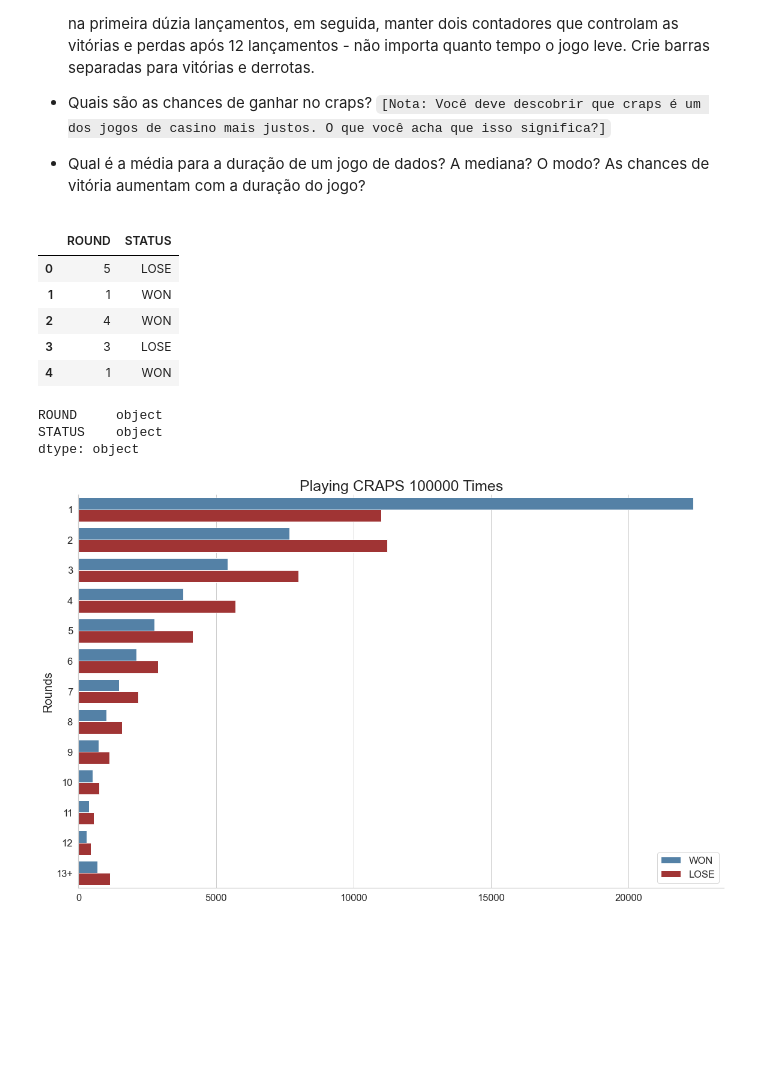
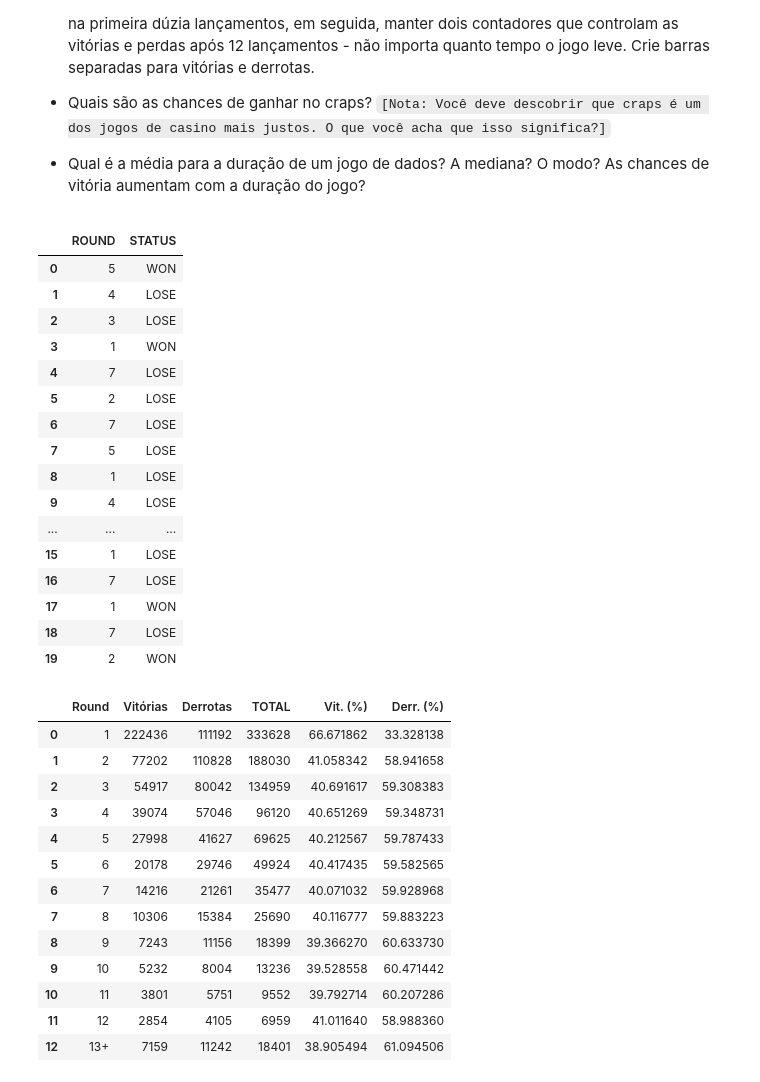
Before and after one commit to mpbruder/TT007-AnaliseDadosPython, a Jupyter notebook: exercicios/Aula3-jupyter/craps-game.ipynb, the cells around one changed output. Drawn from its saved outputs; the diff is of its cells as text; code cells hidden in the pictures; blank space fills up the shorter version.

```diff
--- a/exercicios/Aula3-jupyter/craps-game.ipynb
+++ b/exercicios/Aula3-jupyter/craps-game.ipynb
@@ -94,14 +94,25 @@ def craps():
 - Qual é a média para a duração de um jogo de dados? A mediana? O modo?
 As chances de vitória aumentam com a duração do jogo?
 # %%
-games = [craps() for i in range(100000)]
+games = [craps() for i in range(1000000)]
 # %%
-df = pd.DataFrame(games, columns=["ROUND", "STATUS"])
-df.head()
+g = pd.DataFrame(games, columns=["ROUND", "STATUS"])
+g.head(20)
 # %% [output]
 |  | ROUND | STATUS |
-| 0 | 5 | LOSE |
-| 1 | 1 | WON |
-| 2 | 4 | WON |
-| 3 | 3 | LOSE |
-| 4 | 1 | WON |
+| 0 | 5 | WON |
+| 1 | 4 | LOSE |
+| 2 | 3 | LOSE |
+| 3 | 1 | WON |
+| 4 | 7 | LOSE |
+| 5 | 2 | LOSE |
+| 6 | 7 | LOSE |
+| 7 | 5 | LOSE |
+| 8 | 1 | LOSE |
+| 9 | 4 | LOSE |
+| ... | ... | ... |
+| 15 | 1 | LOSE |
+| 16 | 7 | LOSE |
+| 17 | 1 | WON |
+| 18 | 7 | LOSE |
+| 19 | 2 | WON |
@@ -113,6 +118,0 @@ df = df.astype({"ROUND": str})
-# %%
-df.dtypes
-# %% [output]
-ROUND     object
-STATUS    object
-dtype: object
@@ -121,19 +118,0 @@ df['ROUND'] = df['ROUND'].replace(['13'], '13+')
-# %%
-title = f'Playing CRAPS {len(games)} Times'
-custom_palette = ["#4682B4", "#B22222"]
-
-sns.set_style("whitegrid")
-sns.set_palette(custom_palette)
-sns.set_context("notebook", font_scale=1.5)
-
-g = sns.catplot(y='ROUND', data=df, hue='STATUS', height=10, aspect=1.6, legend_out=False, margin_titles=True, kind='count')
-
-plt.title(title, fontsize=25)
-plt.ylabel('Rounds', fontsize=20)
-plt.xlabel("")
-plt.legend()
-
-
-plt.show()
-# %% [output]
-[figure, removed]
@@ -139,0 +139,20 @@ plt.show()
+# %%
+# Percentual de vitórias e derrotas por rodada
+df['Vit. (%)'] = (df['Vitórias'] / df['TOTAL']) * 100
+df['Derr. (%)'] = (df['Derrotas'] / df['TOTAL']) * 100
+df
+# %% [output]
+|  | Round | Vitórias | Derrotas | TOTAL | Vit. (%) | Derr. (%) |
+| 0 | 1 | 222436 | 111192 | 333628 | 66.671862 | 33.328138 |
+| 1 | 2 | 77202 | 110828 | 188030 | 41.058342 | 58.941658 |
+| 2 | 3 | 54917 | 80042 | 134959 | 40.691617 | 59.308383 |
+| 3 | 4 | 39074 | 57046 | 96120 | 40.651269 | 59.348731 |
+| 4 | 5 | 27998 | 41627 | 69625 | 40.212567 | 59.787433 |
+| 5 | 6 | 20178 | 29746 | 49924 | 40.417435 | 59.582565 |
+| 6 | 7 | 14216 | 21261 | 35477 | 40.071032 | 59.928968 |
+| 7 | 8 | 10306 | 15384 | 25690 | 40.116777 | 59.883223 |
+| 8 | 9 | 7243 | 11156 | 18399 | 39.366270 | 60.633730 |
+| 9 | 10 | 5232 | 8004 | 13236 | 39.528558 | 60.471442 |
+| 10 | 11 | 3801 | 5751 | 9552 | 39.792714 | 60.207286 |
+| 11 | 12 | 2854 | 4105 | 6959 | 41.011640 | 58.988360 |
+| 12 | 13+ | 7159 | 11242 | 18401 | 38.905494 | 61.094506 |
```
Also changed, not shown: parts of 7 cells of this notebook, 1 other file.
